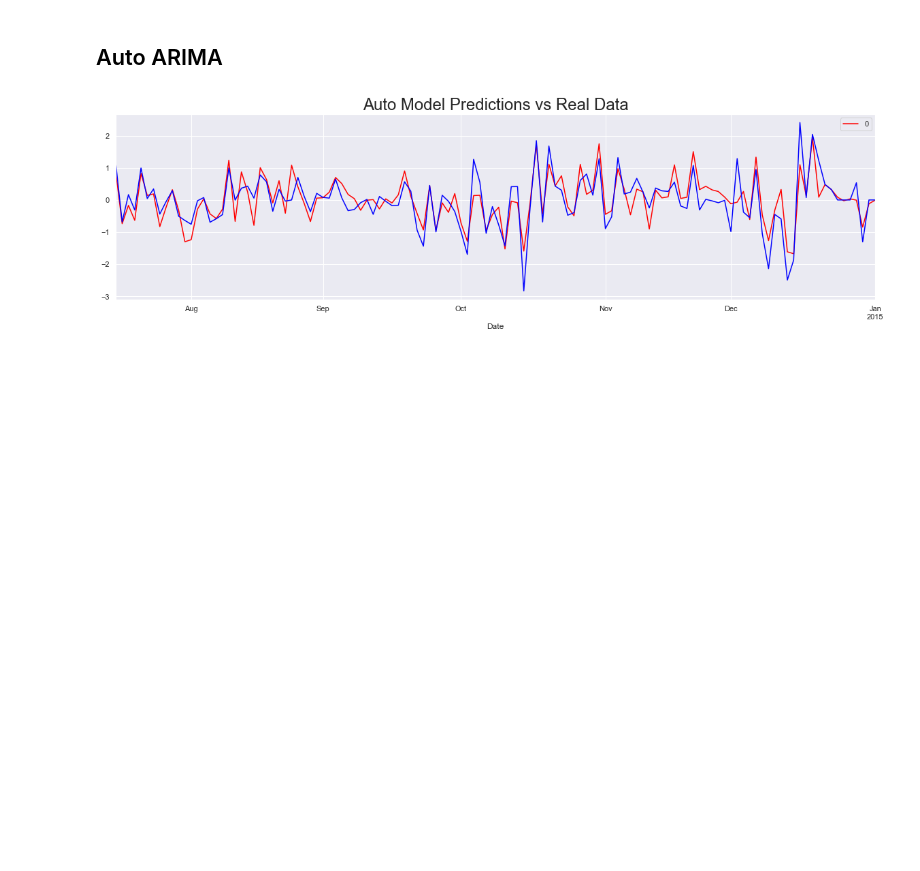
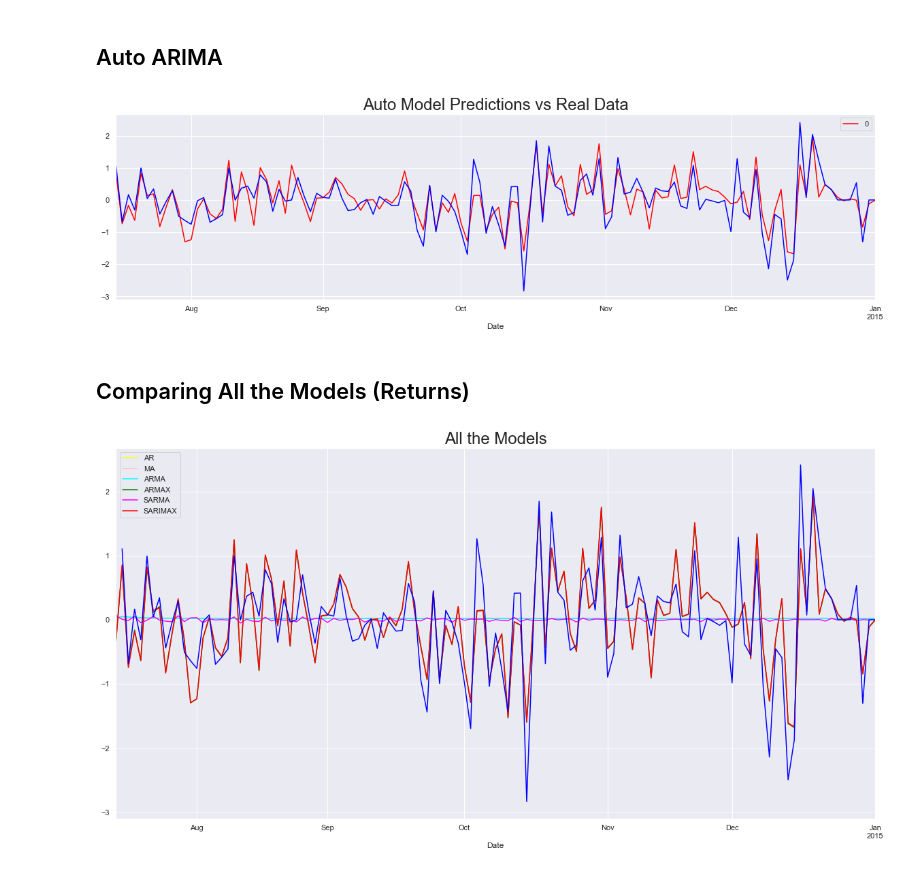
Before and after one commit to pauloteixeirajr/time-series-python, a Jupyter notebook: Forecasting.ipynb, the cells around one changed output. Saved outputs shown, nothing was run; the diff lists cells and outputs as text; code cells hidden in the pictures; blank space fills up the shorter version.

Commit message:
Comparing all models

```diff
--- a/Forecasting.ipynb
+++ b/Forecasting.ipynb
@@ -274,3 +274,18 @@ plt.show()
 # past values (AR) or past errors (MA)
 # %% [output]
 [figure]
+# %% [markdown]
+## Comparing All the Models (Returns)
+# %%
+df_pred_ret_ar[start_date:end_date].plot(figsize = (20, 10), color = 'yellow')
+df_pred_ma[start_date:end_date].plot(color = 'pink')
+df_pred_arma[start_date:end_date].plot(color = 'cyan')
+df_pred_armax[start_date:end_date].plot(color = 'green')
+df_pred_sarma[start_date:end_date].plot(color = 'magenta')
+df_pred_sarimax[start_date:end_date].plot(color = 'red')
+df_test.ret_ftse[start_date:end_date].plot(color = 'blue')
+plt.legend(['AR', 'MA', 'ARMA', 'ARMAX', 'SARMA', 'SARIMAX'])
+plt.title('All the Models', size = 24)
+plt.show()
+# %% [output]
+[figure, added]
```
